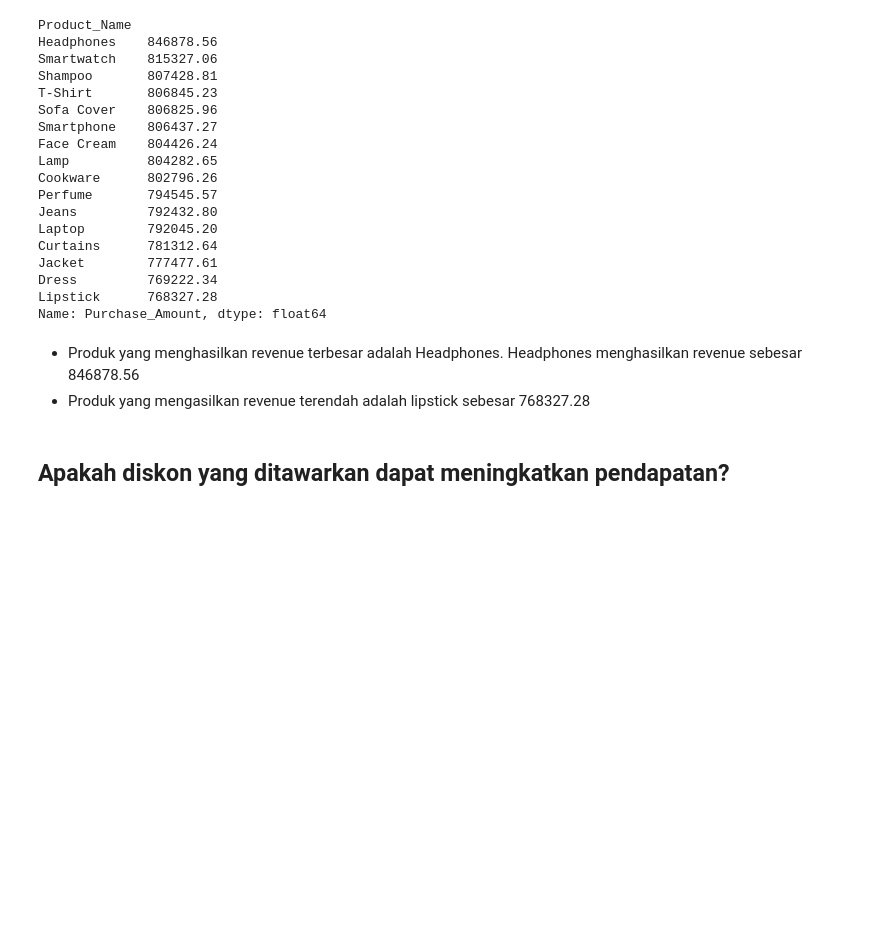
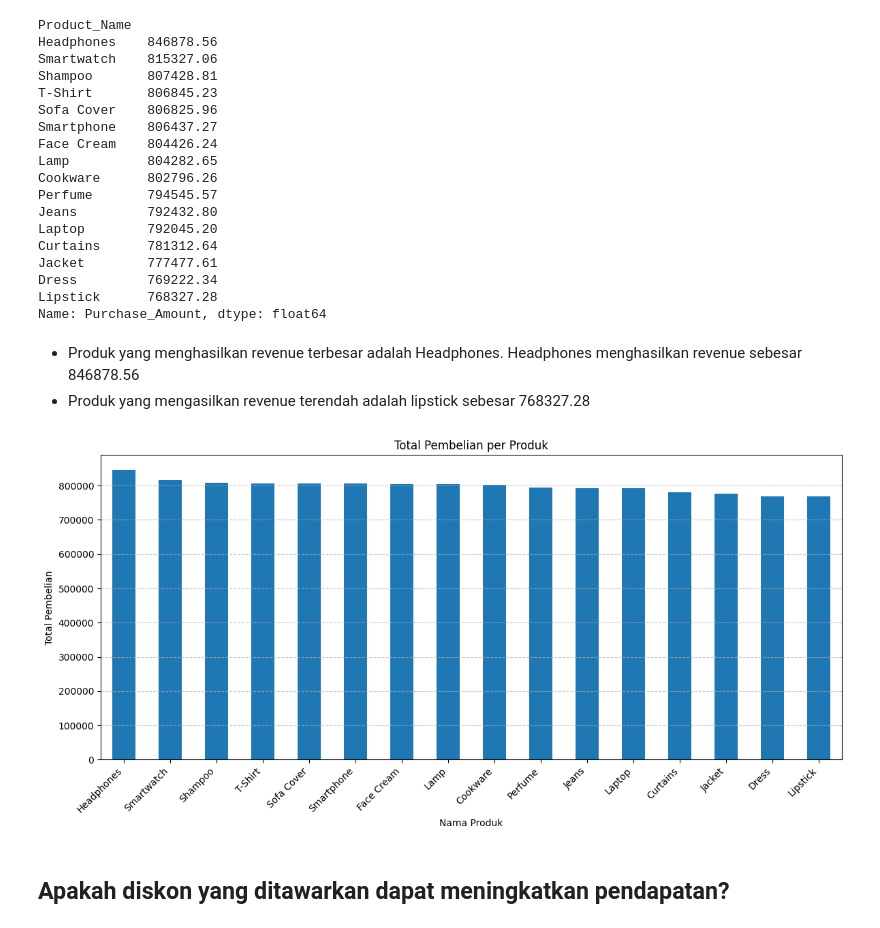
Before and after one commit to NurulAis/walmart-customer-purchase-analysis, a Jupyter notebook: notebook/notebook.ipynb, the cells around one changed output. Saved outputs shown, nothing was run; the diff lists cells and outputs as text; code cells hidden in the pictures; blank space fills up the shorter version.

```diff
--- a/notebook/notebook.ipynb
+++ b/notebook/notebook.ipynb
@@ -341,6 +346,22 @@ Name: Purchase_Amount, dtype: float64
 # %% [markdown]
 - Produk yang menghasilkan revenue terbesar adalah Headphones. Headphones menghasilkan revenue sebesar 846878.56
 - Produk yang mengasilkan revenue terendah adalah lipstick sebesar 768327.28
+# %%
+total_purchase_per_product = data_cleaned.groupby('Product_Name')['Purchase_Amount'].sum().sort_values(ascending=False)
+
+# Membuat bar chart
+plt.figure(figsize=(12, 6))
+total_purchase_per_product.plot(kind='bar')
+
+plt.title('Total Pembelian per Produk')
+plt.xlabel('Nama Produk')
+plt.ylabel('Total Pembelian')
+plt.xticks(rotation=45, ha='right')
+plt.tight_layout()
+plt.grid(axis='y', linestyle='--', alpha=0.7)
+plt.show()
+# %% [output]
+[figure, added]
 # %% [markdown]
 ## Apakah diskon yang ditawarkan dapat meningkatkan pendapatan?
 # %%
```
Also changed, not shown: parts of 1 cell of this notebook, 2 other files.
